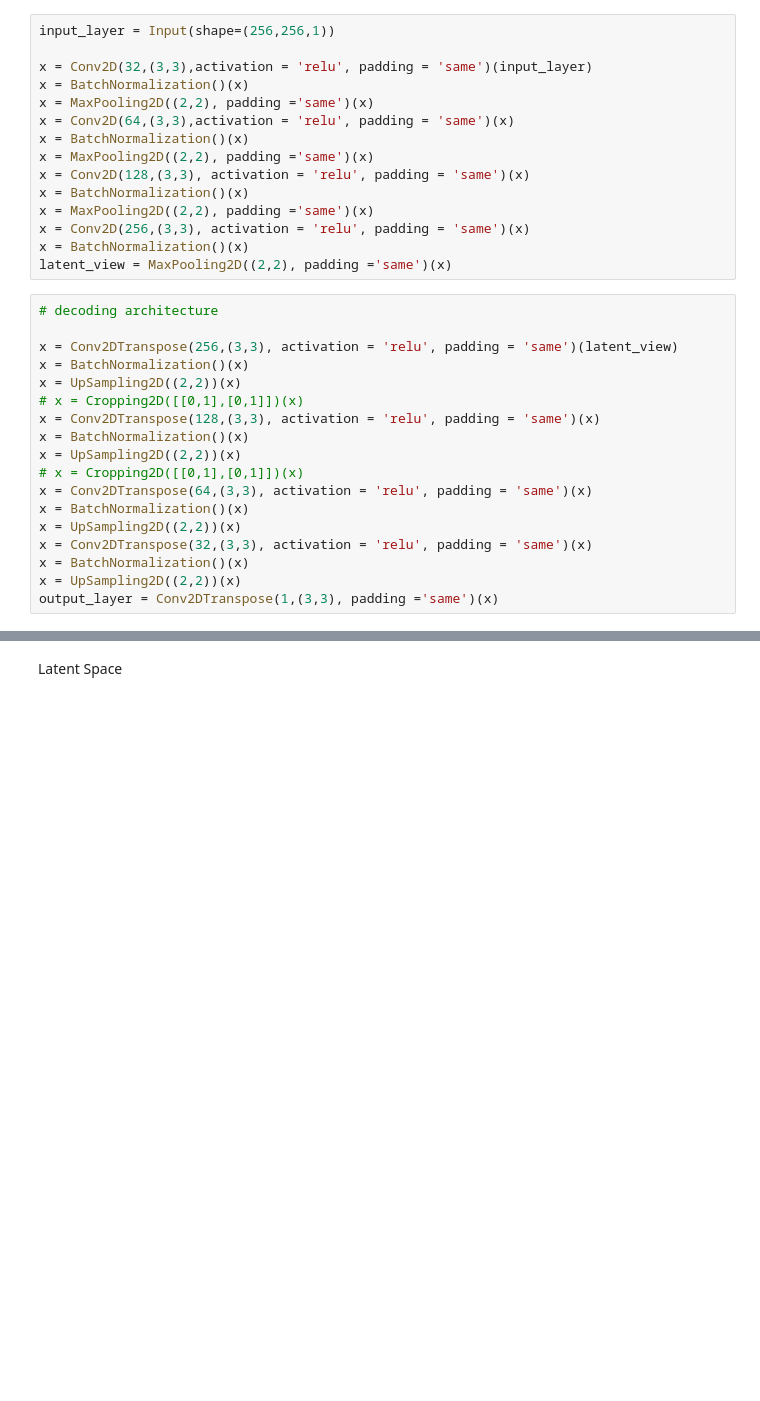
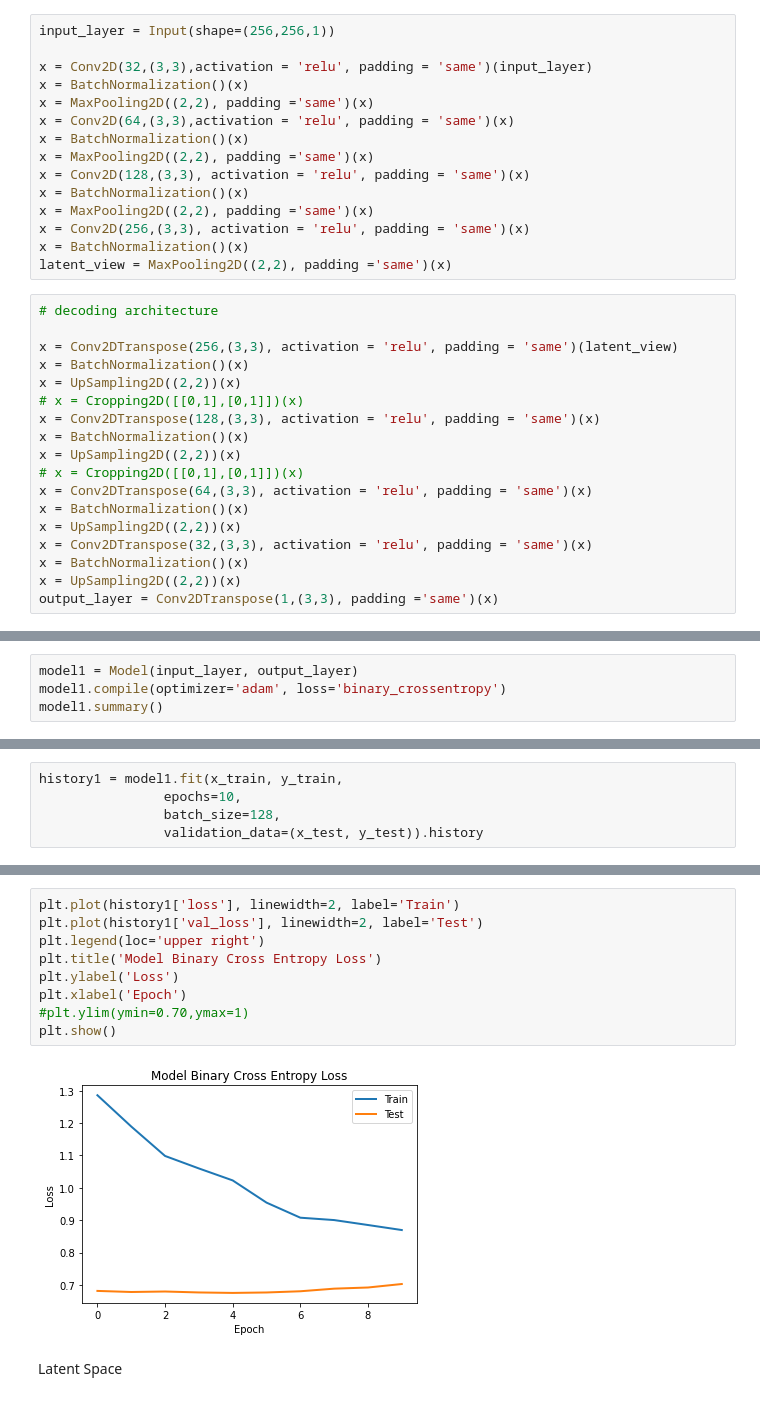
Before and after one commit to saaqib-m/autoencoder, a Jupyter notebook: ae.ipynb, the cells around one changed output, grey strips where cells are left out. Saved outputs shown, nothing was run; the diff lists cells and outputs as text; blank space fills up the shorter version.

```diff
--- a/ae.ipynb
+++ b/ae.ipynb
@@ -122,3 +121,7 @@ Total params: 1,369,345
 Trainable params: 1,367,425
 Non-trainable params: 1,920
 _________________________________________________________________
+# %%
+model1 = Model(input_layer, output_layer)
+model1.compile(optimizer='adam', loss='binary_crossentropy')
+model1.summary()
@@ -150,0 +172,5 @@ Epoch 10/10
+# %%
+history1 = model1.fit(x_train, y_train,
+                epochs=10,
+                batch_size=128,
+                validation_data=(x_test, y_test)).history
@@ -162,3 +209,14 @@ plt.show()
+# %%
+plt.plot(history1['loss'], linewidth=2, label='Train')
+plt.plot(history1['val_loss'], linewidth=2, label='Test')
+plt.legend(loc='upper right')
+plt.title('Model Binary Cross Entropy Loss')
+plt.ylabel('Loss')
+plt.xlabel('Epoch')
+#plt.ylim(ymin=0.70,ymax=1)
+plt.show()
+# %% [output]
+[figure, added]
 # %% [markdown]
 Latent Space
 # %%
```
Also changed, not shown: parts of 11 cells of this notebook.
